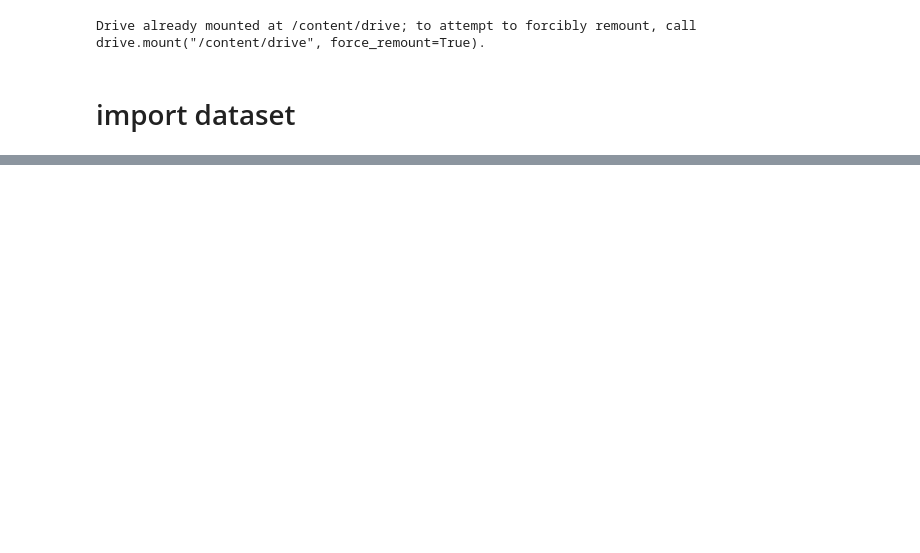
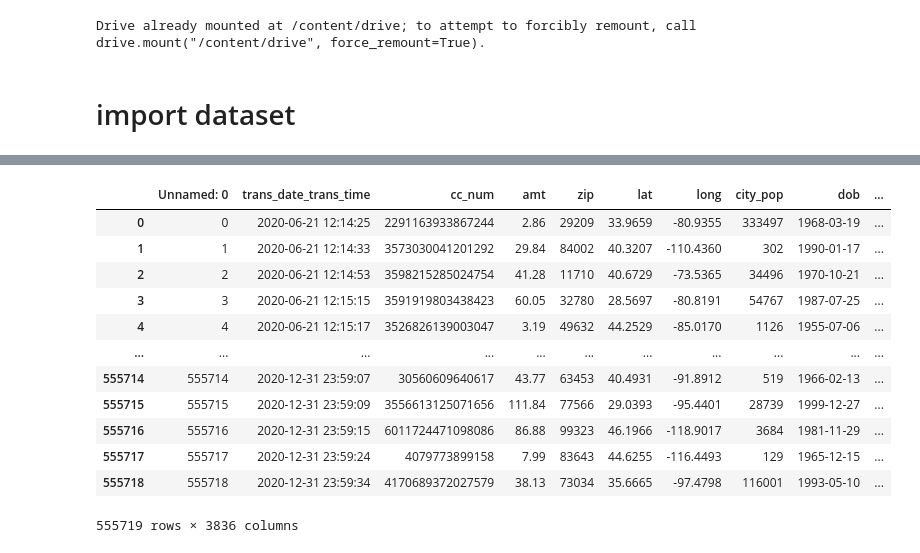
Before and after one commit to joshIsac/DeepLearningLab, a Jupyter notebook: 2348523_Multilayer_perceptron_lab2.ipynb, the cells around one changed output, grey strips where cells are left out. Drawn from its saved outputs; the diff is of its cells as text; code cells hidden in the pictures; blank space fills up the shorter version.

```diff
--- a/2348523_Multilayer_perceptron_lab2.ipynb
+++ b/2348523_Multilayer_perceptron_lab2.ipynb
@@ -92,0 +91,18 @@ dtype: int64
+# %%
+#one hot encoding
+encoded_data = pd.get_dummies(cred_data1, columns=['merchant', 'category','first','last',	'gender','street','city','state','job'])
+encoded_data
+# %% [output]
+|  | Unnamed: 0 | trans_date_trans_time | cc_num | amt | zip | lat | long | city_pop | dob | ... |
+| 0 | 0 | 2020-06-21 12:14:25 | 2291163933867244 | 2.86 | 29209 | 33.9659 | -80.9355 | 333497 | 1968-03-19 | ... |
+| 1 | 1 | 2020-06-21 12:14:33 | 3573030041201292 | 29.84 | 84002 | 40.3207 | -110.4360 | 302 | 1990-01-17 | ... |
+| 2 | 2 | 2020-06-21 12:14:53 | 3598215285024754 | 41.28 | 11710 | 40.6729 | -73.5365 | 34496 | 1970-10-21 | ... |
+| 3 | 3 | 2020-06-21 12:15:15 | 3591919803438423 | 60.05 | 32780 | 28.5697 | -80.8191 | 54767 | 1987-07-25 | ... |
+| 4 | 4 | 2020-06-21 12:15:17 | 3526826139003047 | 3.19 | 49632 | 44.2529 | -85.0170 | 1126 | 1955-07-06 | ... |
+| ... | ... | ... | ... | ... | ... | ... | ... | ... | ... | ... |
+| 555714 | 555714 | 2020-12-31 23:59:07 | 30560609640617 | 43.77 | 63453 | 40.4931 | -91.8912 | 519 | 1966-02-13 | ... |
+| 555715 | 555715 | 2020-12-31 23:59:09 | 3556613125071656 | 111.84 | 77566 | 29.0393 | -95.4401 | 28739 | 1999-12-27 | ... |
+| 555716 | 555716 | 2020-12-31 23:59:15 | 6011724471098086 | 86.88 | 99323 | 46.1966 | -118.9017 | 3684 | 1981-11-29 | ... |
+| 555717 | 555717 | 2020-12-31 23:59:24 | 4079773899158 | 7.99 | 83643 | 44.6255 | -116.4493 | 129 | 1965-12-15 | ... |
+| 555718 | 555718 | 2020-12-31 23:59:34 | 4170689372027579 | 38.13 | 73034 | 35.6665 | -97.4798 | 116001 | 1993-05-10 | ... |
+555719 rows × 3836 columns
```
Also changed, not shown: parts of 10 cells of this notebook.
